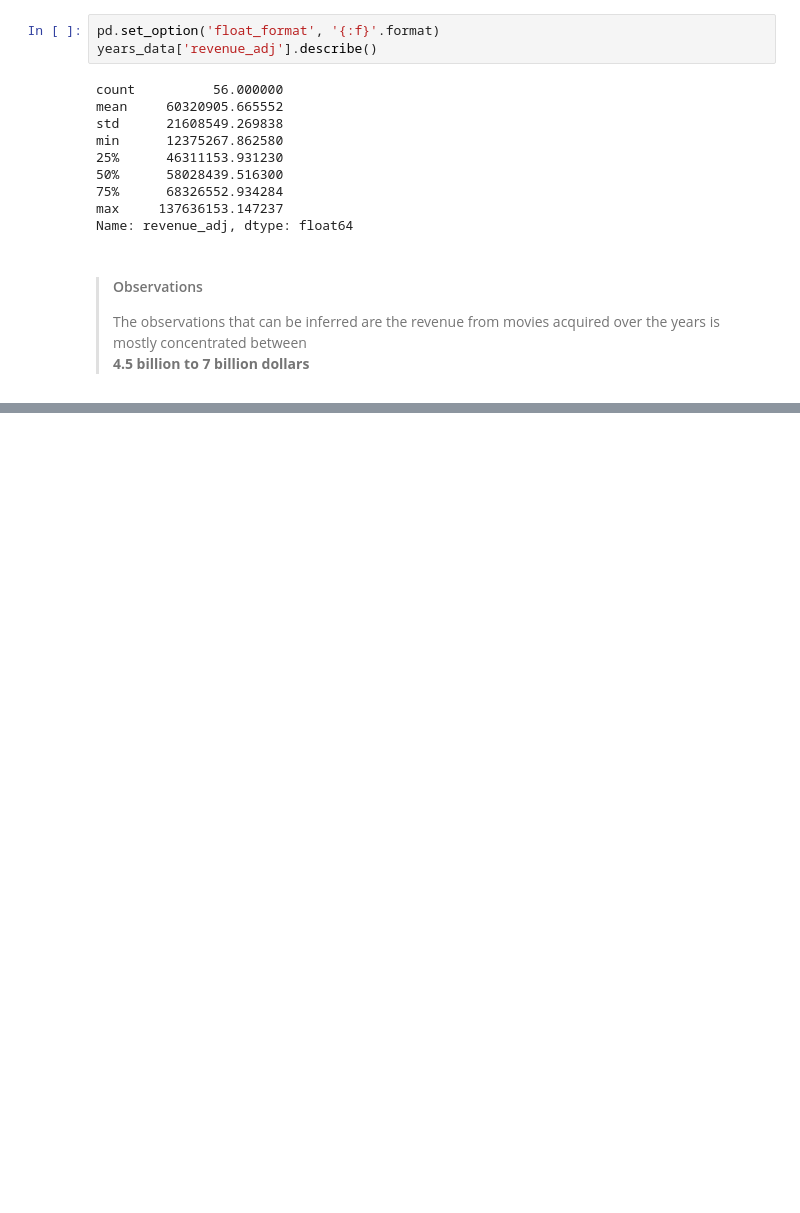
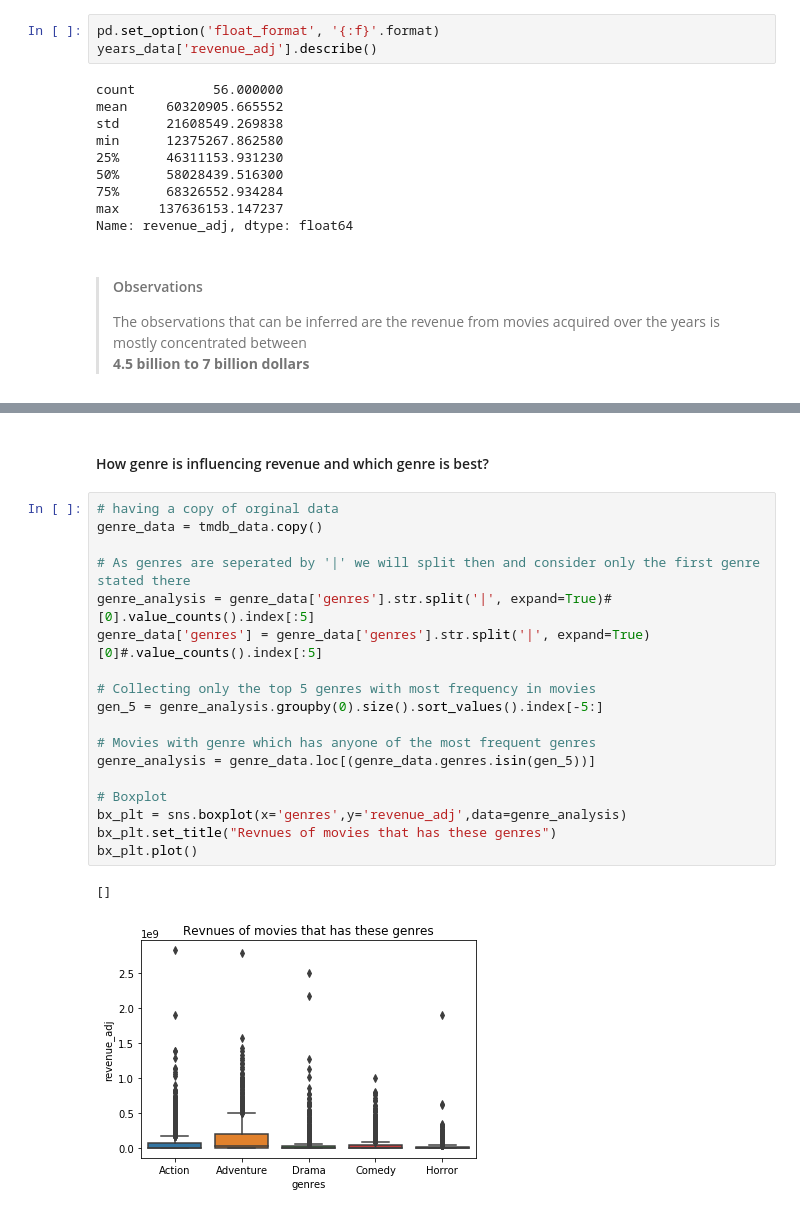
Before and after one commit to AnishReddyRavula/Investigating-Movie-DataBase, a Jupyter notebook: Investigation.ipynb, the cells around one changed output, grey strips where cells are left out. Drawn from its saved outputs; the diff is of its cells as text; blank space fills up the shorter version.

```diff
--- a/Investigation.ipynb
+++ b/Investigation.ipynb
@@ -268,0 +295,24 @@ gen.head()
+# %% [markdown]
+<a id='genre'></a>
+#### How genre is influencing revenue and which genre is best?
+# %%
+# having a copy of orginal data
+genre_data = tmdb_data.copy()
+
+# As genres are seperated by '|' we will split then and consider only the first genre stated there
+genre_analysis = genre_data['genres'].str.split('|', expand=True)#[0].value_counts().index[:5]
+genre_data['genres'] = genre_data['genres'].str.split('|', expand=True)[0]#.value_counts().index[:5]
+
+# Collecting only the top 5 genres with most frequency in movies
+gen_5 = genre_analysis.groupby(0).size().sort_values().index[-5:]
+
+# Movies with genre which has anyone of the most frequent genres
+genre_analysis = genre_data.loc[(genre_data.genres.isin(gen_5))]
+
+# Boxplot
+bx_plt = sns.boxplot(x='genres',y='revenue_adj',data=genre_analysis)
+bx_plt.set_title("Revnues of movies that has these genres")
+bx_plt.plot()
+# %% [output]
+[]
+[figure, added]
```
Also changed, not shown: parts of 41 cells of this notebook.
